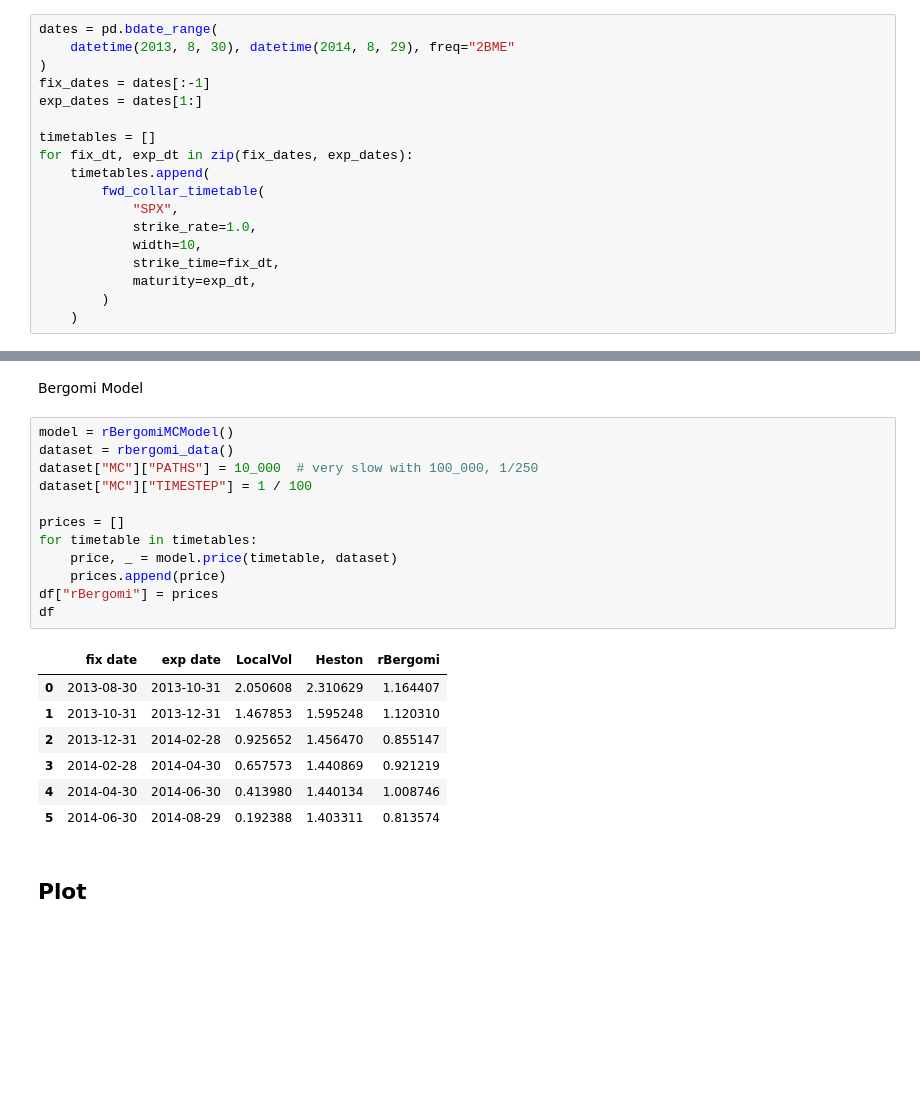
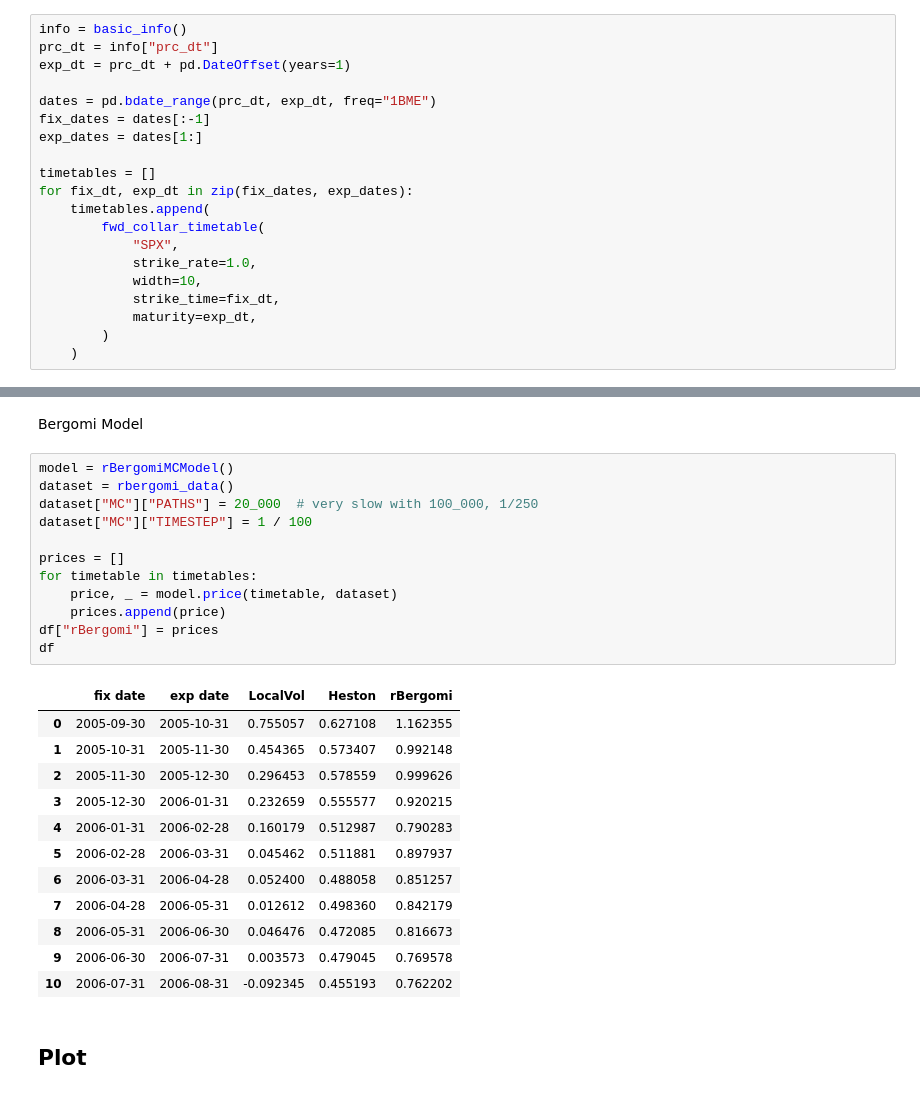
Before and after one commit to qatwalk/eq, a Jupyter notebook: 03_FwdCollars.ipynb, the cells around one changed output, grey strips where cells are left out. Cells and saved outputs as stored; diff of their text form; blank space fills up the shorter version.

```diff
--- a/03_FwdCollars.ipynb
+++ b/03_FwdCollars.ipynb
@@ -99,9 +104,11 @@ plt.plot(s_vec, pay_vec)
 # %% [markdown]
 Create a series of forward collars starting at different expiration dates, setting strike one month prior.
 # %%
-dates = pd.bdate_range(
-    datetime(2013, 8, 30), datetime(2014, 8, 29), freq="2BME"
-)
+info = basic_info()
+prc_dt = info["prc_dt"]
+exp_dt = prc_dt + pd.DateOffset(years=1)
+
+dates = pd.bdate_range(prc_dt, exp_dt, freq="1BME")
 fix_dates = dates[:-1]
 exp_dates = dates[1:]
 
@@ -163,23 +180,28 @@ Bergomi Model
 # %%
 model = rBergomiMCModel()
 dataset = rbergomi_data()
-dataset["MC"]["PATHS"] = 10_000  # very slow with 100_000, 1/250
+dataset["MC"]["PATHS"] = 20_000  # very slow with 100_000, 1/250
 dataset["MC"]["TIMESTEP"] = 1 / 100
 
 prices = []
 for timetable in timetables:
     price, _ = model.price(timetable, dataset)
     prices.append(price)
 df["rBergomi"] = prices
 df
 # %% [output]
 |  | fix date | exp date | LocalVol | Heston | rBergomi |
-| 0 | 2013-08-30 | 2013-10-31 | 2.050608 | 2.310629 | 1.164407 |
-| 1 | 2013-10-31 | 2013-12-31 | 1.467853 | 1.595248 | 1.120310 |
-| 2 | 2013-12-31 | 2014-02-28 | 0.925652 | 1.456470 | 0.855147 |
-| 3 | 2014-02-28 | 2014-04-30 | 0.657573 | 1.440869 | 0.921219 |
-| 4 | 2014-04-30 | 2014-06-30 | 0.413980 | 1.440134 | 1.008746 |
-| 5 | 2014-06-30 | 2014-08-29 | 0.192388 | 1.403311 | 0.813574 |
+| 0 | 2005-09-30 | 2005-10-31 | 0.755057 | 0.627108 | 1.162355 |
+| 1 | 2005-10-31 | 2005-11-30 | 0.454365 | 0.573407 | 0.992148 |
+| 2 | 2005-11-30 | 2005-12-30 | 0.296453 | 0.578559 | 0.999626 |
+| 3 | 2005-12-30 | 2006-01-31 | 0.232659 | 0.555577 | 0.920215 |
+| 4 | 2006-01-31 | 2006-02-28 | 0.160179 | 0.512987 | 0.790283 |
+| 5 | 2006-02-28 | 2006-03-31 | 0.045462 | 0.511881 | 0.897937 |
+| 6 | 2006-03-31 | 2006-04-28 | 0.052400 | 0.488058 | 0.851257 |
+| 7 | 2006-04-28 | 2006-05-31 | 0.012612 | 0.498360 | 0.842179 |
+| 8 | 2006-05-31 | 2006-06-30 | 0.046476 | 0.472085 | 0.816673 |
+| 9 | 2006-06-30 | 2006-07-31 | 0.003573 | 0.479045 | 0.769578 |
+| 10 | 2006-07-31 | 2006-08-31 | -0.092345 | 0.455193 | 0.762202 |
 # %% [markdown]
 ## Plot
 # %%
```
Also changed, not shown: parts of 5 cells of this notebook, 15 other files.
